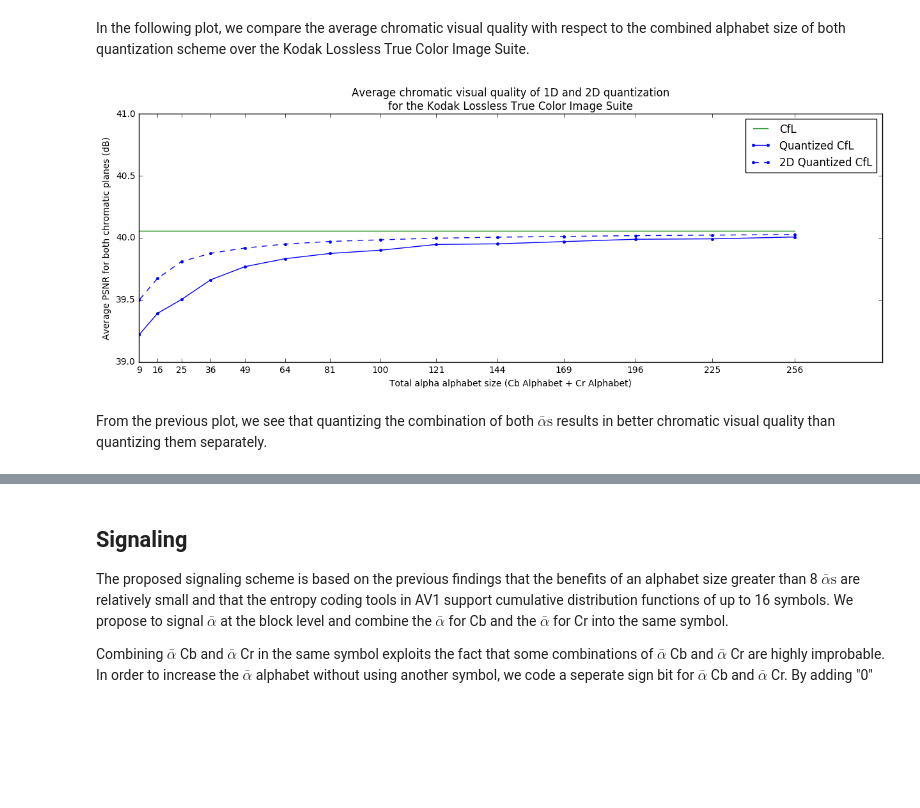
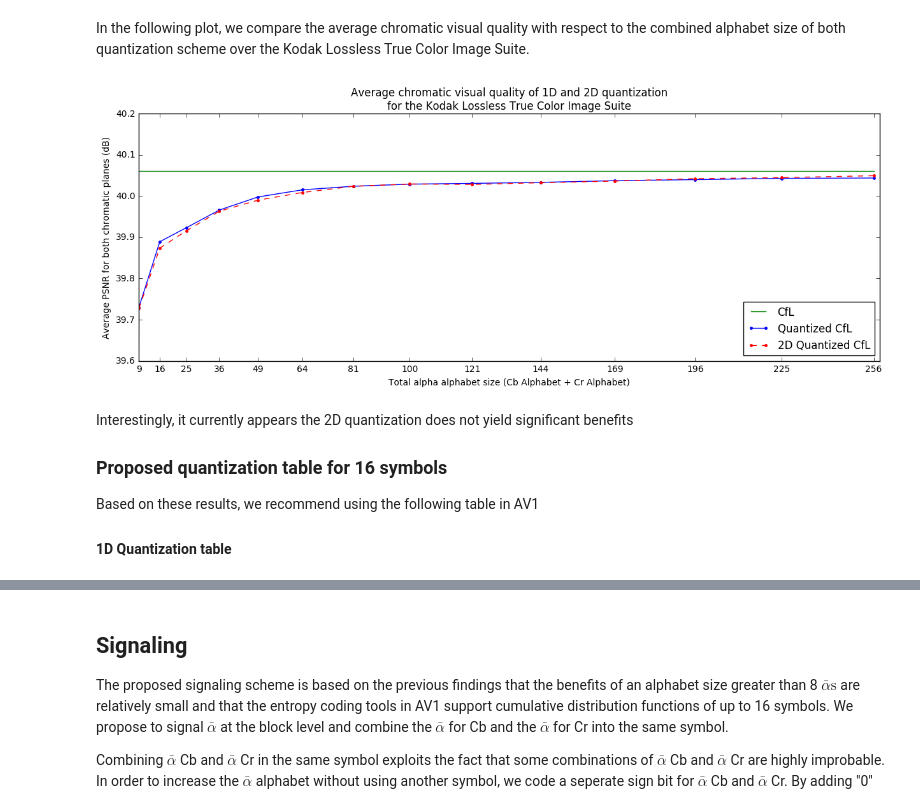
Before and after one commit to luctrudeau/AV1-CfL-Proposal, a Jupyter notebook: Chroma from Luma (CfL).ipynb, the cells around one changed output, grey strips where cells are left out. Cells and saved outputs as stored; diff of their text form; code cells hidden in the pictures; blank space fills up the shorter version.

```diff
--- a/Chroma from Luma (CfL).ipynb
+++ b/Chroma from Luma (CfL).ipynb
@@ -128,13 +195,11 @@ def showPlanes(im):
     plt.subplot(1,3,3)
     showImage(im[:,:,2], "Cr")
 
-
 def showImage(im, title):
     plt.imshow(im, cmap = plt.get_cmap('gray'), vmin = 0, vmax = 255)
     plt.axis('off')
     plt.title(title)
 
-
-im = imread("images/lizard.jpg", mode="YCbCr")
-showPlanes(im);
+randIm = kodims[int(np.round(np.random.rand()*len(kodims)))]
+showPlanes(randIm);
 # %% [output]
@@ -603,45 +728,39 @@ k_psnrs_cb_q2 = np.zeros((17,24));
 psnr_cb = np.zeros((24,1));
 k_psnrs_cr_q2 = np.zeros((17,24));
 psnr_cr = np.zeros((24,1));
-f = 0
 
 k_range = np.arange(0,17)
 k2_range = k_range**2
-a = np.column_stack((alphas_cb, alphas_cr))
 
-for file in sorted(os.listdir(img_folder)):
-    if file.endswith(".png"):
-        kodim = imread(os.path.join(img_folder, file), mode="YCbCr")
-        for k in np.arange(3,17):
-            codes_2d, labels = kmeans2(a, k**2, check_finite=False)
-            _cfl_cb_q2, _cfl_cr_q2, ind = cfl_prop_q2(kodim, block_size, codes_2d)
-            k_psnrs_cb_q2[k, f] = psnr(kodim[:,:,1], _cfl_cb_q2)
-            k_psnrs_cr_q2[k, f] = psnr(kodim[:,:,2], _cfl_cr_q2)
-
-        _cfl_cb, alphas = cfl_prop(kodim, block_size, 1)
-        _cfl_cr, alphas = cfl_prop(kodim, block_size, 2)
-        psnr_cb[f] = psnr(kodim[:,:,1], _cfl_cb)
-        psnr_cr[f] = psnr(kodim[:,:,2], _cfl_cr)
+for k in log_progress(np.arange(3,17)):
+    starting_points = compute2D_starting_points(k, a_alphas_cb, a_alphas_cr)
+    codes_2d, labels = kmeans(a_alphas_2D, starting_points, check_finite=False)
+    f = 0
+    for kodim in kodims:
+        _cfl_cb_q2, _cfl_cr_q2, ind = cfl_prop_q2(kodim, block_size, codes_2d)
+        k_psnrs_cb_q2[k, f] = psnr(kodim[:,:,1], _cfl_cb_q2)
+        k_psnrs_cr_q2[k, f] = psnr(kodim[:,:,2], _cfl_cr_q2)
         f = f + 1;
 # %%
 mean_k_psnrs_q2 = np.mean(np.column_stack((np.mean(k_psnrs_cb_q2, axis=1), np.mean(k_psnrs_cr_q2, axis=1))), axis=1)
-mean_k_psnrs = np.mean(np.column_stack((np.mean(k_psnrs_cb, axis=1), np.mean(k_psnrs_cr, axis=1))), axis=1)
-mean_psnrs = np.ones((17,1)) * np.mean((psnr_cb, psnr_cr))
 
 plt.figure(figsize=(15,5))
-plt.plot(k2_range, mean_psnrs, 'g', label='CfL')
-plt.plot(k2_range, mean_k_psnrs, 'b', marker='.', label='Quantized CfL')
-plt.plot(k2_range, mean_k_psnrs_q2, 'b--', marker='.', label='2D Quantized CfL')
-
+plt.plot(k2_range, mean_psnrs_cfl_prop, 'g', label='CfL')
+plt.plot(k2_range, mean_k_psnrs_q, 'b', marker='.', label='Quantized CfL')
+plt.plot(k2_range, mean_k_psnrs_q2, 'r--', marker='.', label='2D Quantized CfL')
 plt.gca().set_xticks(k2_range)
-plt.gca().set_xlim([3**2, 17**2])
-plt.gca().set_ylim([39, 41])
-
+plt.gca().set_xlim([3**2, 16**2+2])
+plt.gca().set_ylim([39.6, 40.2])
 plt.xlabel('Total alpha alphabet size (Cb Alphabet + Cr Alphabet)')
 plt.ylabel('Average PSNR for both chromatic planes (dB)');
 plt.title('Average chromatic visual quality of 1D and 2D quantization\nfor the Kodak Lossless True Color Image Suite')
-plt.legend();
+plt.legend(loc='lower right');
 # %% [output]
-[figure, old version]
+[figure, new version]
-# %% [markdown]
-From the previous plot, we see that quantizing the combination of both $\bar{\alpha}\text{s}$ results in better chromatic visual quality than quantizing them separately.
+# %% [markdown]
+Interestingly, it currently appears the 2D quantization does not yield significant benefits
+
+### Proposed quantization table for 16 symbols
+Based on these results, we recommend using the following table in AV1
+
+#### 1D Quantization table
```
Also changed, not shown: parts of 48 cells of this notebook, 10 other files.
